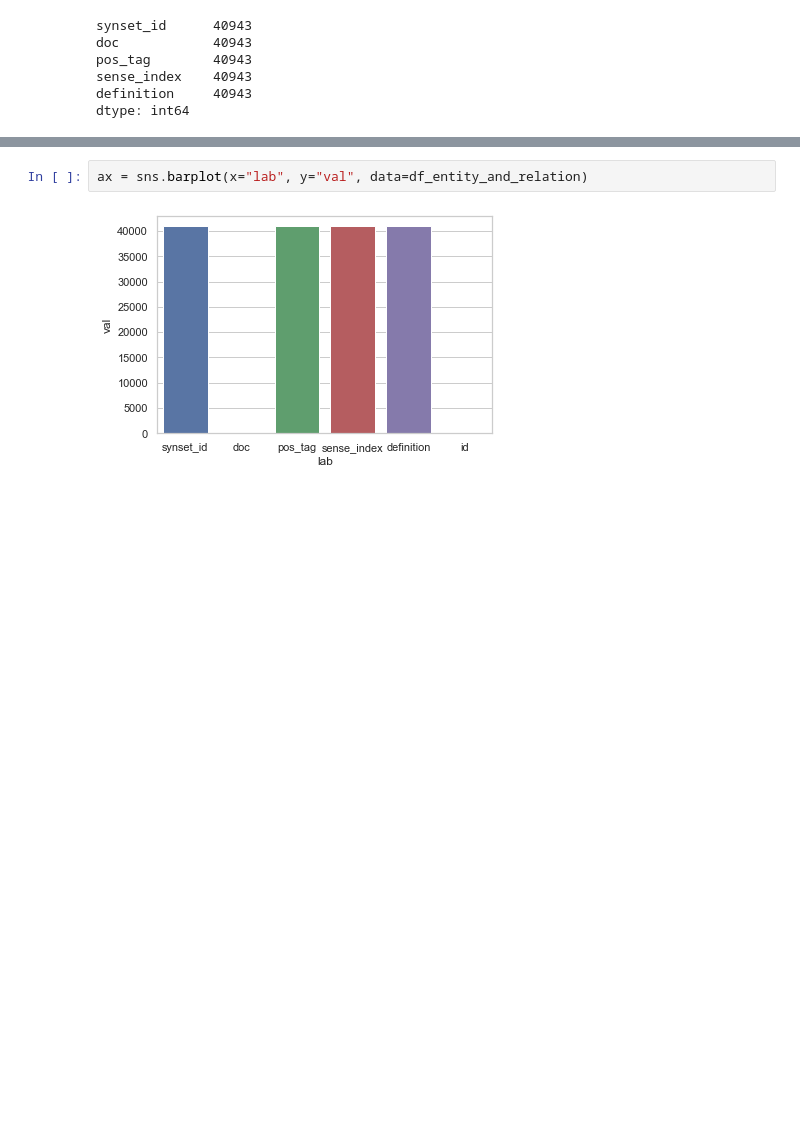
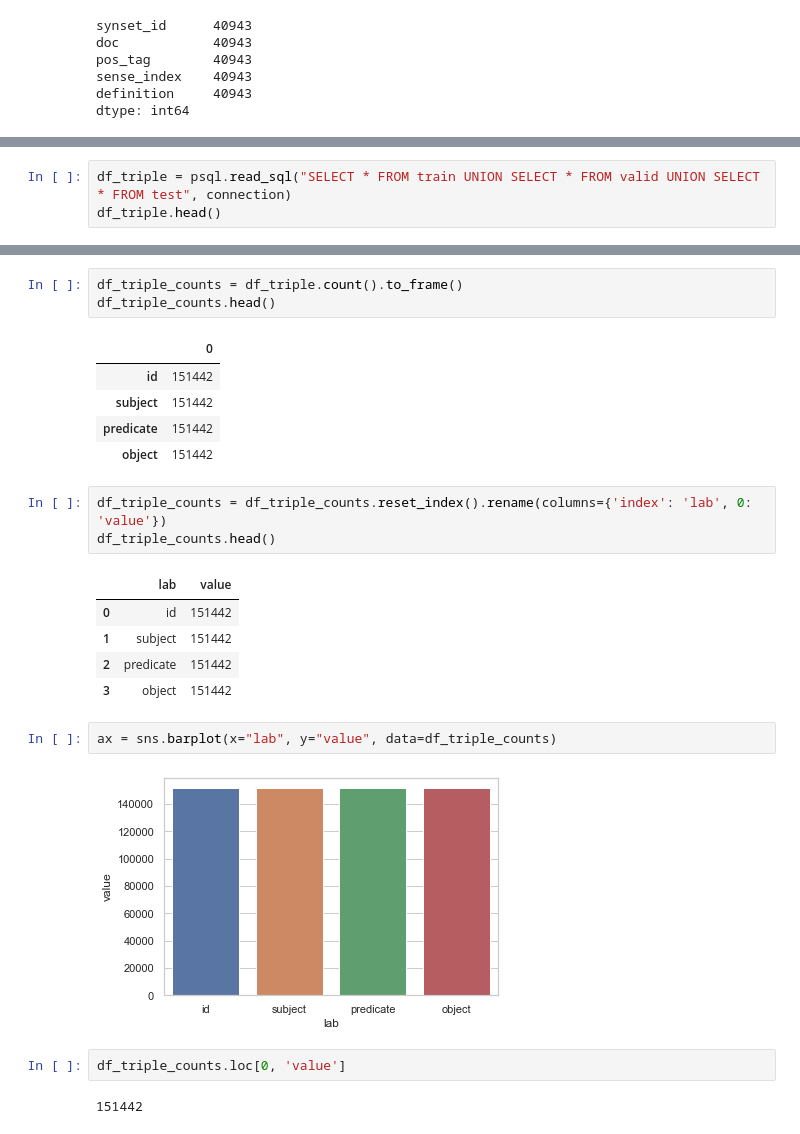
Before and after one commit to xhosaBoy/hyper-neural-tensorfactorisation, a Jupyter notebook: notebooks/WN18.ipynb, the cells around one changed output, grey strips where cells are left out. Saved outputs shown, nothing was run; the diff lists cells and outputs as text; blank space fills up the shorter version.

Commit message:
Data Visualisation
Triple, relation, entity counts graph

```diff
--- a/notebooks/WN18.ipynb
+++ b/notebooks/WN18.ipynb
@@ -184,0 +134,3 @@ df_entity_and_relation
+# %%
+df_triple = psql.read_sql("SELECT * FROM train UNION SELECT * FROM valid UNION SELECT * FROM test", connection)
+df_triple.head()
@@ -185,4 +144,26 @@ df_entity_and_relation
+# %%
+df_triple_counts = df_triple.count().to_frame()
+df_triple_counts.head()
+# %% [output]
+|  | 0 |
+| id | 151442 |
+| subject | 151442 |
+| predicate | 151442 |
+| object | 151442 |
+# %%
+df_triple_counts = df_triple_counts.reset_index().rename(columns={'index': 'lab', 0: 'value'})
+df_triple_counts.head()
+# %% [output]
+|  | lab | value |
+| 0 | id | 151442 |
+| 1 | subject | 151442 |
+| 2 | predicate | 151442 |
+| 3 | object | 151442 |
 # %%
-ax = sns.barplot(x="lab", y="val", data=df_entity_and_relation)
+ax = sns.barplot(x="lab", y="value", data=df_triple_counts)
 # %% [output]
-[figure, old version]
+[figure, new version]
+# %%
+df_triple_counts.loc[0, 'value']
+# %% [output]
+151442
```
Also changed, not shown: parts of 21 cells of this notebook, 1 other file.
